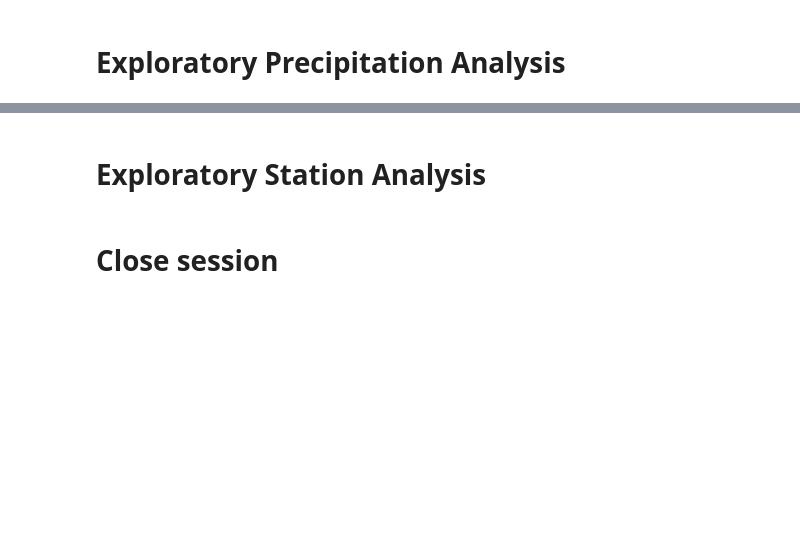
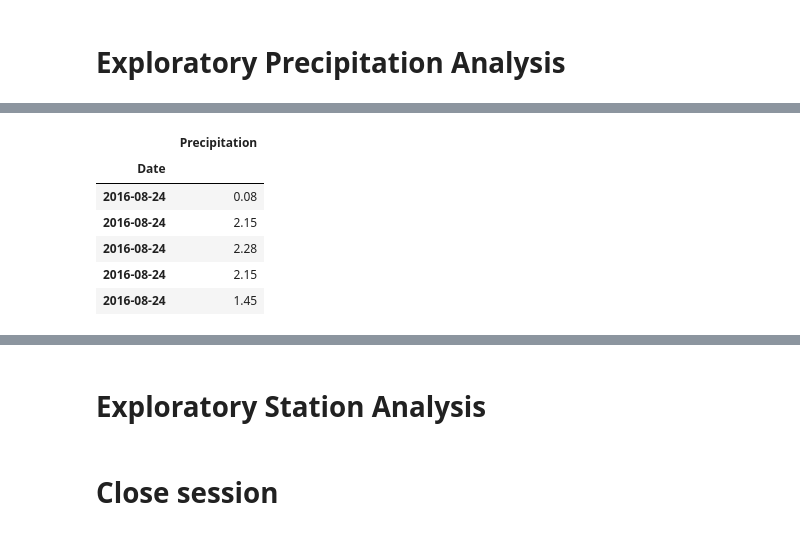
Before and after one commit to kflores56/Climate-Analysis, a Jupyter notebook: climate.ipynb, the cells around one changed output, grey strips where cells are left out. Saved outputs shown, nothing was run; the diff lists cells and outputs as text; code cells hidden in the pictures; blank space fills up the shorter version.

```diff
--- a/climate.ipynb
+++ b/climate.ipynb
@@ -55,0 +97,12 @@ Base.prepare(engine, reflect=True)
+# %%
+# Sort the dataframe by date
+sorted_results = results.sort_values(["Date"], ascending=True).dropna()
+sorted_results.head()
+# %% [output]
+|  | Precipitation |
+| Date |  |
+| 2016-08-24 | 0.08 |
+| 2016-08-24 | 2.15 |
+| 2016-08-24 | 2.28 |
+| 2016-08-24 | 2.15 |
+| 2016-08-24 | 1.45 |
```
Also changed, not shown: parts of 12 cells of this notebook, 6 other files.
